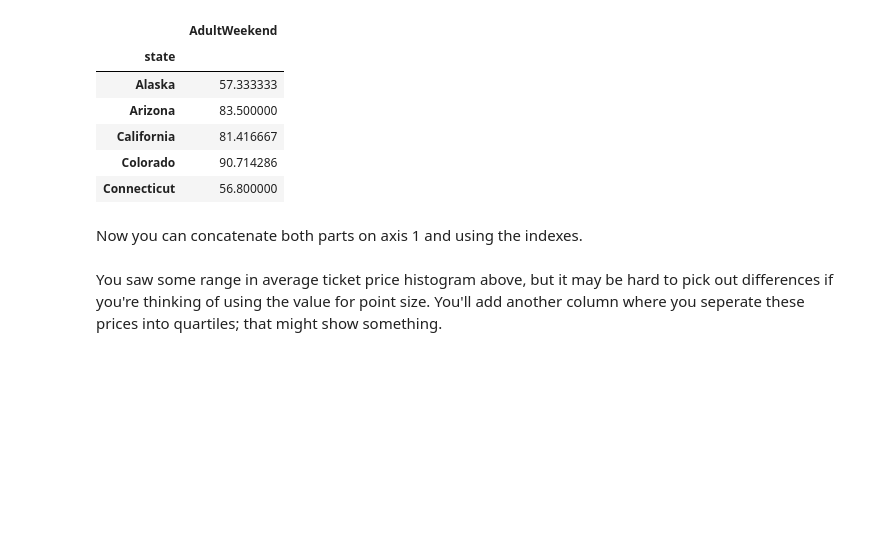
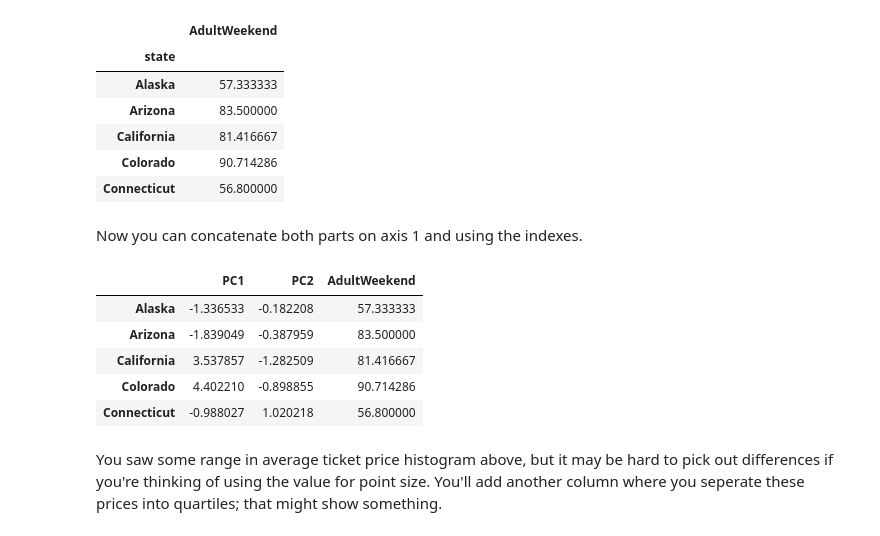
Before and after one commit to Hillary577/DataScienceGuidedCapstone, a Jupyter notebook: Notebooks/HL_03_exploratory_data_analysis.ipynb, the cells around one changed output. Saved outputs shown, nothing was run; the diff lists cells and outputs as text; code cells hidden in the pictures; blank space fills up the shorter version.

```diff
--- a/Notebooks/HL_03_exploratory_data_analysis.ipynb
+++ b/Notebooks/HL_03_exploratory_data_analysis.ipynb
@@ -498,9 +498,16 @@ Now you can concatenate both parts on axis 1 and using the indexes.
 # %%
 #Code task 10#
 #Use pd.concat to concatenate `pca_df` and `state_avg_price` along axis 1
 # remember, pd.concat will align on index
-pca_df = ___([___, ___], axis=___)
+pca_df = pd.concat([pca_df, state_avg_price], axis=1)
 pca_df.head()
+# %% [output]
+|  | PC1 | PC2 | AdultWeekend |
+| Alaska | -1.336533 | -0.182208 | 57.333333 |
+| Arizona | -1.839049 | -0.387959 | 83.500000 |
+| California | 3.537857 | -1.282509 | 81.416667 |
+| Colorado | 4.402210 | -0.898855 | 90.714286 |
+| Connecticut | -0.988027 | 1.020218 | 56.800000 |
 # %% [markdown]
 You saw some range in average ticket price histogram above, but it may be hard to pick out differences if you're thinking of using the value for point size. You'll add another column where you seperate these prices into quartiles; that might show something.
 # %%
```
Also changed, not shown: parts of 1 cell of this notebook.
